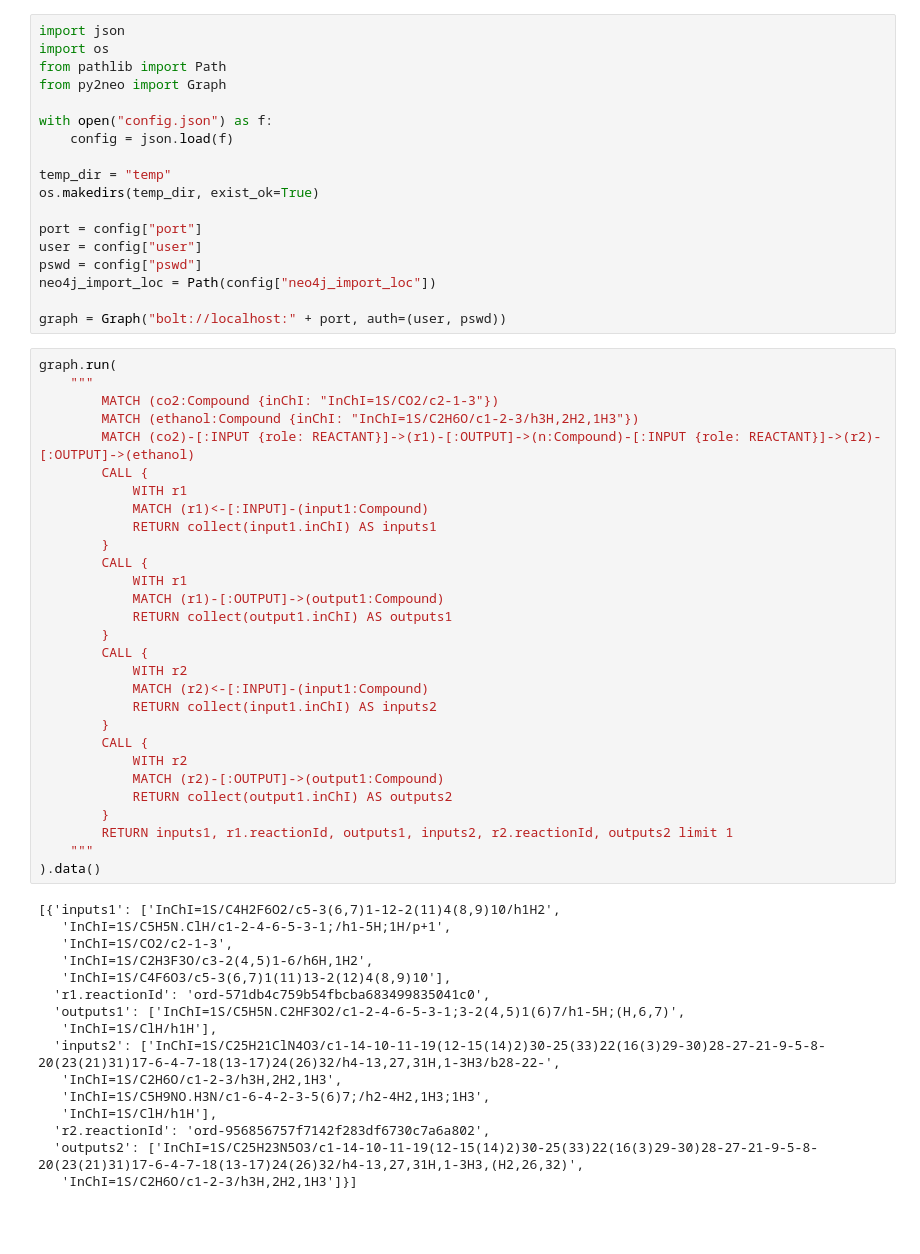
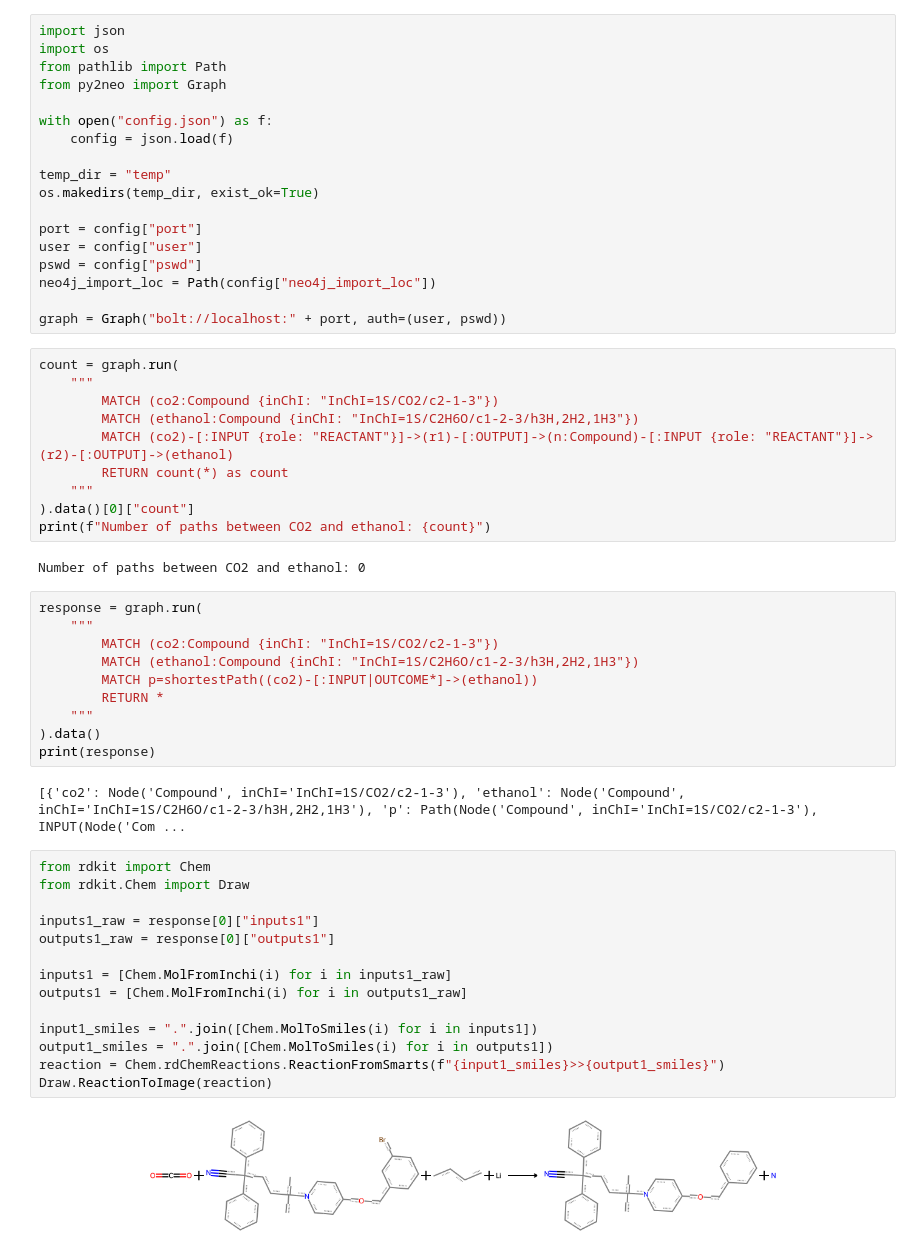
Before and after one commit to wagenrace/openmeasurement_database, a Jupyter notebook: 0005_add_ord/10_co2_to_ethanol.ipynb, the cells around one changed output. Saved outputs shown, nothing was run; the diff lists cells and outputs as text; blank space fills up the shorter version.

Commit message:
use shortest path

```diff
--- a/0005_add_ord/10_co2_to_ethanol.ipynb
+++ b/0005_add_ord/10_co2_to_ethanol.ipynb
@@ -17,47 +22,42 @@ neo4j_import_loc = Path(config["neo4j_import_loc"])
 
 graph = Graph("bolt://localhost:" + port, auth=(user, pswd))
 # %%
-graph.run(
+count = graph.run(
     """
         MATCH (co2:Compound {inChI: "InChI=1S/CO2/c2-1-3"})
         MATCH (ethanol:Compound {inChI: "InChI=1S/C2H6O/c1-2-3/h3H,2H2,1H3"})
-        MATCH (co2)-[:INPUT {role: REACTANT}]->(r1)-[:OUTPUT]->(n:Compound)-[:INPUT {role: REACTANT}]->(r2)-[:OUTPUT]->(ethanol)
-        CALL {
-            WITH r1
-            MATCH (r1)<-[:INPUT]-(input1:Compound)
-            RETURN collect(input1.inChI) AS inputs1
-        }
-        CALL {
-            WITH r1
-            MATCH (r1)-[:OUTPUT]->(output1:Compound)
-            RETURN collect(output1.inChI) AS outputs1
-        }
-        CALL {
-            WITH r2
-            MATCH (r2)<-[:INPUT]-(input1:Compound)
-            RETURN collect(input1.inChI) AS inputs2
-        }
-        CALL {
-            WITH r2
-            MATCH (r2)-[:OUTPUT]->(output1:Compound)
-            RETURN collect(output1.inChI) AS outputs2
-        }
-        RETURN inputs1, r1.reactionId, outputs1, inputs2, r2.reactionId, outputs2 limit 1
+        MATCH (co2)-[:INPUT {role: "REACTANT"}]->(r1)-[:OUTPUT]->(n:Compound)-[:INPUT {role: "REACTANT"}]->(r2)-[:OUTPUT]->(ethanol)
+        RETURN count(*) as count
     """
-).data()
+).data()[0]["count"]
+print(f"Number of paths between CO2 and ethanol: {count}")
 # %% [output]
-[{'inputs1': ['InChI=1S/C4H2F6O2/c5-3(6,7)1-12-2(11)4(8,9)10/h1H2',
-   'InChI=1S/C5H5N.ClH/c1-2-4-6-5-3-1;/h1-5H;1H/p+1',
-   'InChI=1S/CO2/c2-1-3',
-   'InChI=1S/C2H3F3O/c3-2(4,5)1-6/h6H,1H2',
-   'InChI=1S/C4F6O3/c5-3(6,7)1(11)13-2(12)4(8,9)10'],
-  'r1.reactionId': 'ord-571db4c759b54fbcba683499835041c0',
-  'outputs1': ['InChI=1S/C5H5N.C2HF3O2/c1-2-4-6-5-3-1;3-2(4,5)1(6)7/h1-5H;(H,6,7)',
-   'InChI=1S/ClH/h1H'],
-  'inputs2': ['InChI=1S/C25H21ClN4O3/c1-14-10-11-19(12-15(14)2)30-25(33)22(16(3)29-30)28-27-21-9-5-8-20(23(21)31)17-6-4-7-18(13-17)24(26)32/h4-13,27,31H,1-3H3/b28-22-',
-   'InChI=1S/C2H6O/c1-2-3/h3H,2H2,1H3',
-   'InChI=1S/C5H9NO.H3N/c1-6-4-2-3-5(6)7;/h2-4H2,1H3;1H3',
-   'InChI=1S/ClH/h1H'],
-  'r2.reactionId': 'ord-956856757f7142f283df6730c7a6a802',
-  'outputs2': ['InChI=1S/C25H23N5O3/c1-14-10-11-19(12-15(14)2)30-25(33)22(16(3)29-30)28-27-21-9-5-8-20(23(21)31)17-6-4-7-18(13-17)24(26)32/h4-13,27,31H,1-3H3,(H2,26,32)',
-   'InChI=1S/C2H6O/c1-2-3/h3H,2H2,1H3']}]
+Number of paths between CO2 and ethanol: 0
+# %%
+response = graph.run(
+    """
+        MATCH (co2:Compound {inChI: "InChI=1S/CO2/c2-1-3"})
+        MATCH (ethanol:Compound {inChI: "InChI=1S/C2H6O/c1-2-3/h3H,2H2,1H3"})
+        MATCH p=shortestPath((co2)-[:INPUT|OUTCOME*]->(ethanol))
+        RETURN *
+    """
+).data()
+print(response)
+# %% [output]
+[{'co2': Node('Compound', inChI='InChI=1S/CO2/c2-1-3'), 'ethanol': Node('Compound', inChI='InChI=1S/C2H6O/c1-2-3/h3H,2H2,1H3'), 'p': Path(Node('Compound', inChI='InChI=1S/CO2/c2-1-3'), INPUT(Node('Com ...
+# %%
+from rdkit import Chem
+from rdkit.Chem import Draw
+
+inputs1_raw = response[0]["inputs1"]
+outputs1_raw = response[0]["outputs1"]
+
+inputs1 = [Chem.MolFromInchi(i) for i in inputs1_raw]
+outputs1 = [Chem.MolFromInchi(i) for i in outputs1_raw]
+
+input1_smiles = ".".join([Chem.MolToSmiles(i) for i in inputs1])
+output1_smiles = ".".join([Chem.MolToSmiles(i) for i in outputs1])
+reaction = Chem.rdChemReactions.ReactionFromSmarts(f"{input1_smiles}>>{output1_smiles}")
+Draw.ReactionToImage(reaction)
+# %% [output]
+[figure, added]
```
Also changed, not shown: parts of 4 cells of this notebook.
